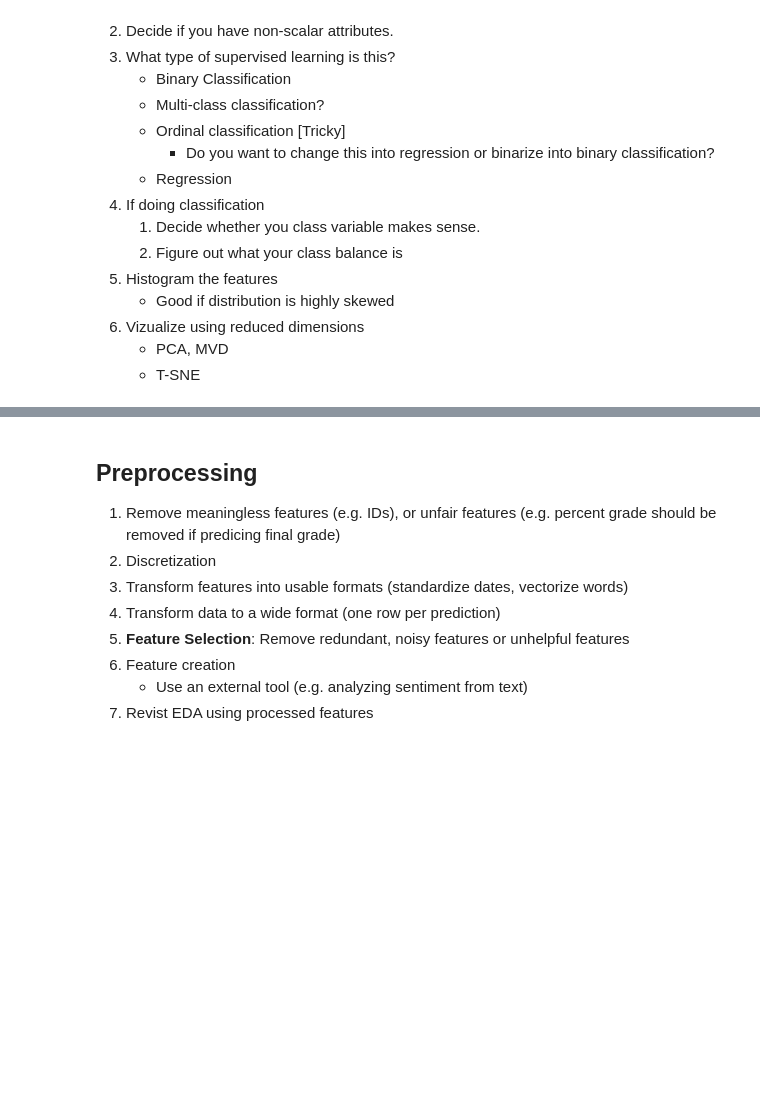
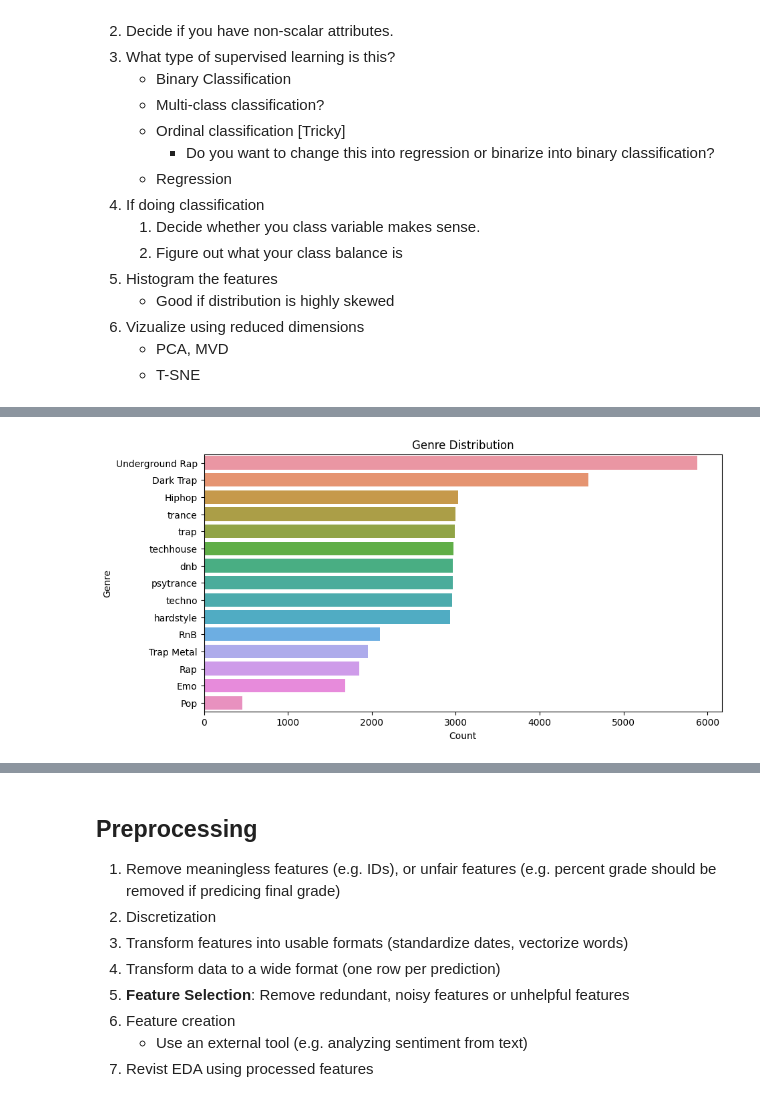
Before and after one commit to michaelwnau/_my_notebooks_ML_data_science, a Jupyter notebook: spotify_exploratory_analysis_P1.ipynb, the cells around one changed output, grey strips where cells are left out. Saved outputs shown, nothing was run; the diff lists cells and outputs as text; code cells hidden in the pictures; blank space fills up the shorter version.

```diff
--- a/spotify_exploratory_analysis_P1.ipynb
+++ b/spotify_exploratory_analysis_P1.ipynb
@@ -152,0 +276,9 @@ weighted avg       1.00      1.00      1.00         8
+# %%
+plt.figure(figsize=(10,5))
+sns.countplot(y='genre', data=genres, order = genres['genre'].value_counts().index)
+plt.title('Genre Distribution')
+plt.xlabel('Count')
+plt.ylabel('Genre')
+plt.show()
+# %% [output]
+[figure, added]
```
Also changed, not shown: parts of 9 cells of this notebook.
